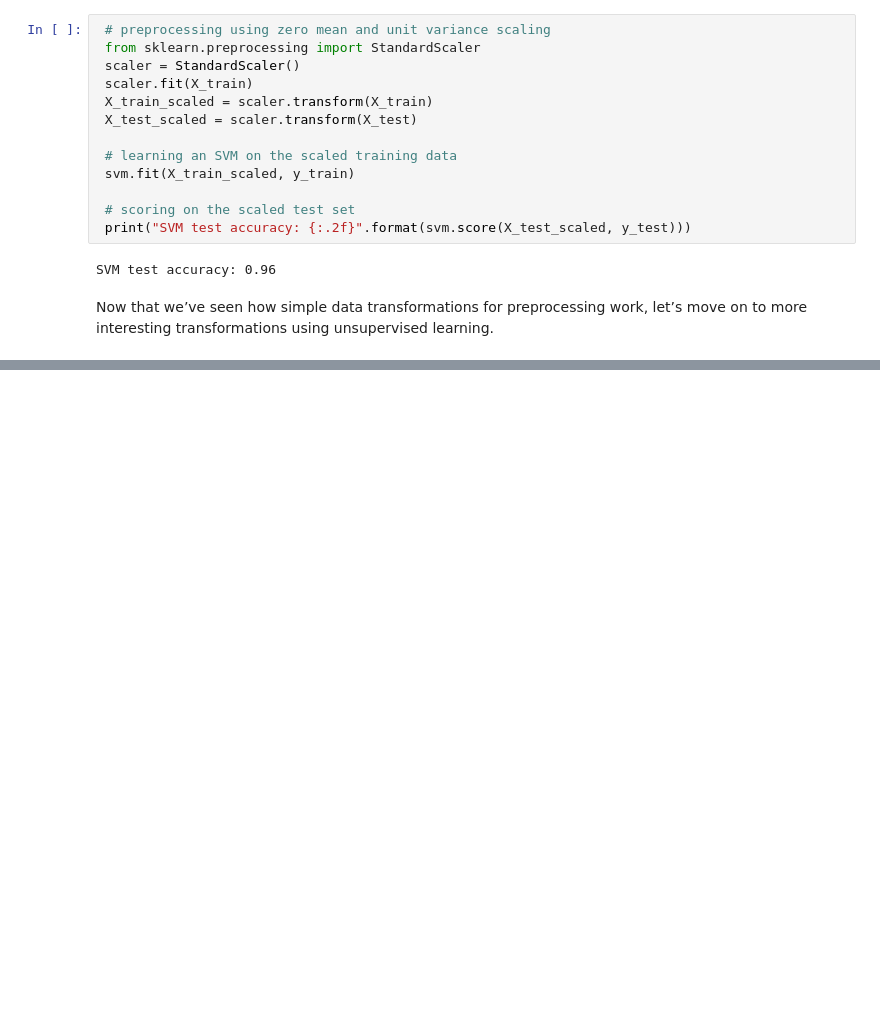
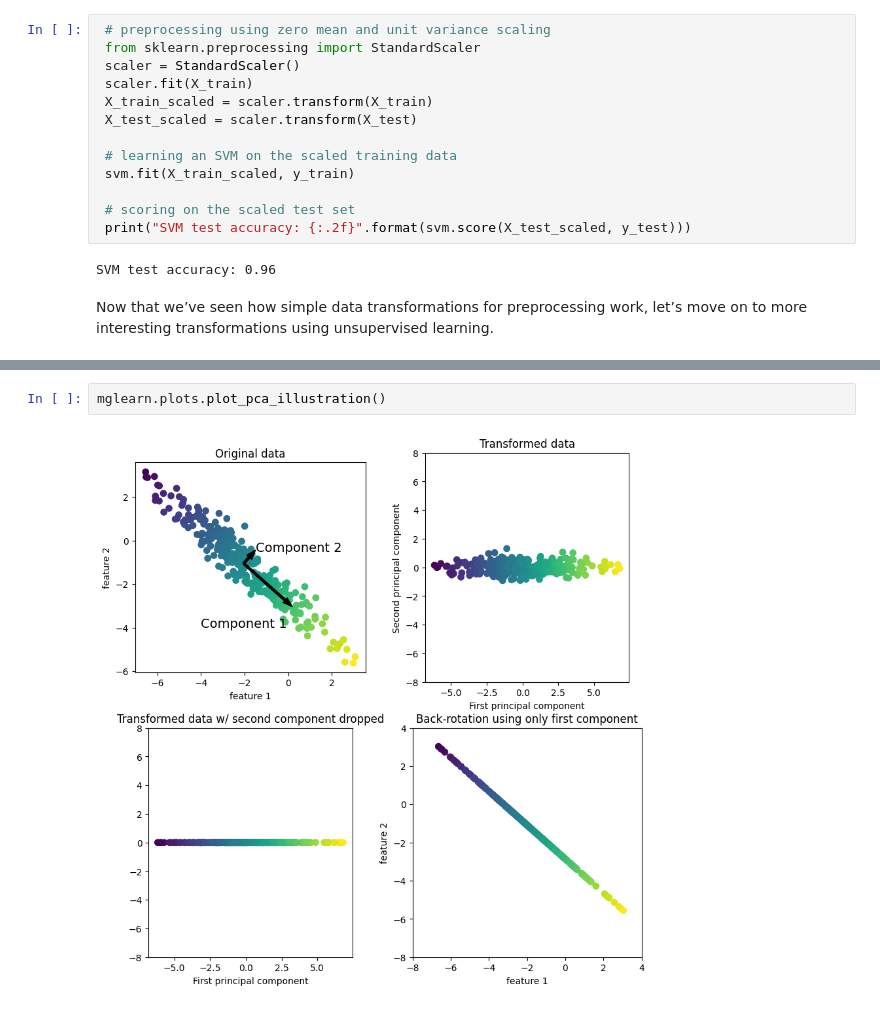
Before and after one commit to Seeingsprings/Introduciton-to-ML-with-Python-JupyterNotebook, a Jupyter notebook: Hands_on/3. Unsupervised Learning & Preprocessing/ Unsupervised Learning and Preprocessing.ipynb, the cells around one changed output, grey strips where cells are left out. Cells and saved outputs as stored; diff of their text form; blank space fills up the shorter version.

```diff
--- a/Hands_on/3. Unsupervised Learning & Preprocessing/ Unsupervised Learning and Preprocessing.ipynb
+++ b/Hands_on/3. Unsupervised Learning & Preprocessing/ Unsupervised Learning and Preprocessing.ipynb
@@ -444,0 +467,4 @@ Now that we’ve seen how simple data transformations for preprocessing work, le
+# %%
+mglearn.plots.plot_pca_illustration()
+# %% [output]
+[figure, added]
```
Also changed, not shown: parts of 5 cells of this notebook, 3 other files.
